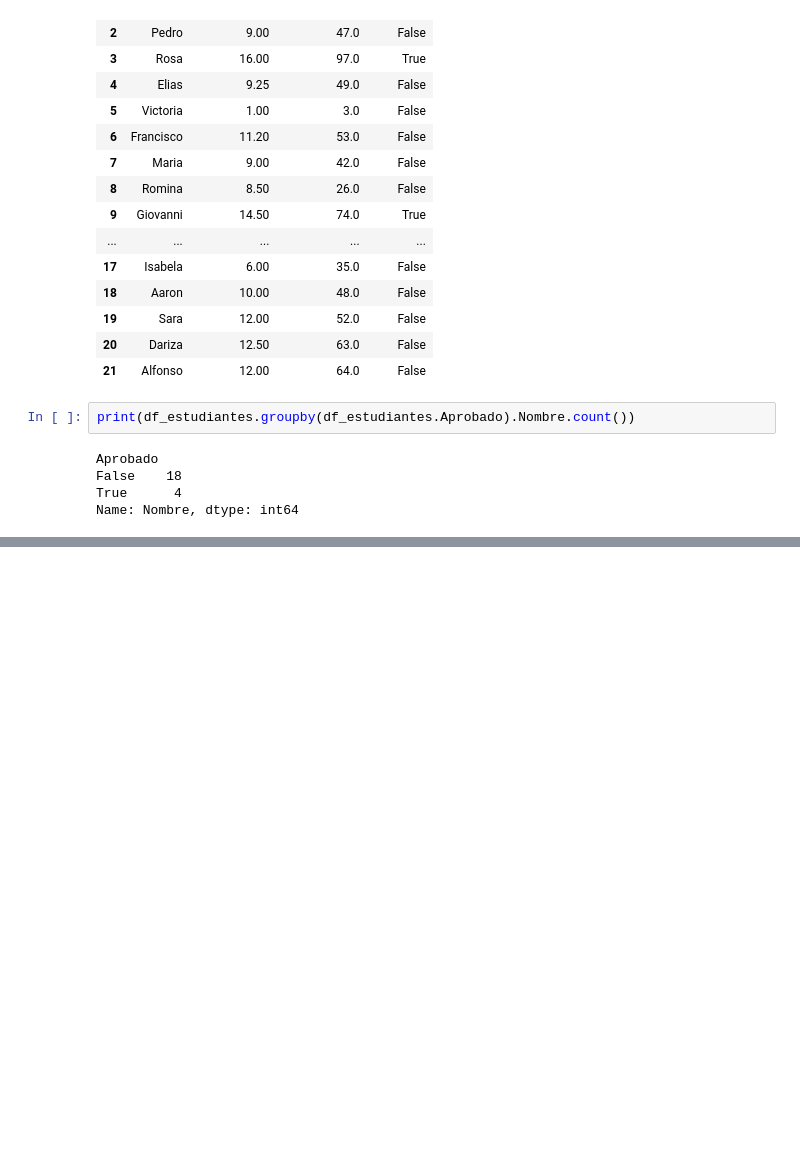
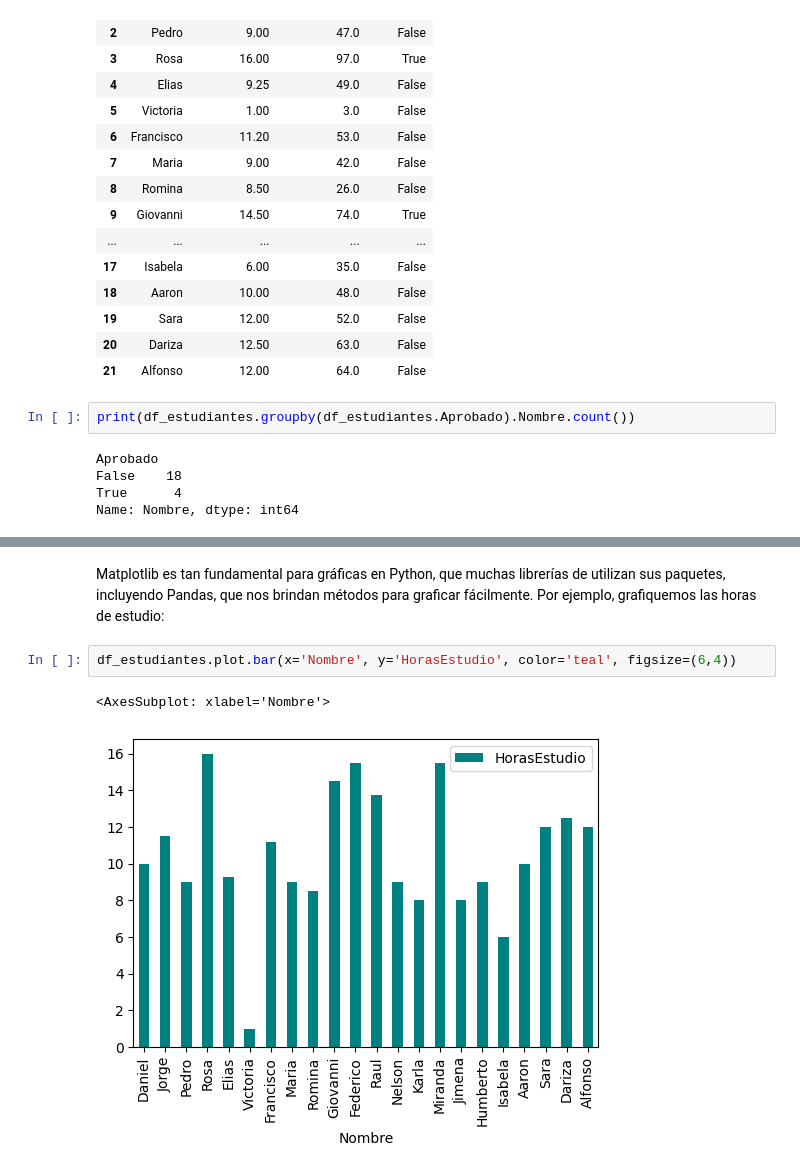
Before and after one commit to KZuleika/python-data-analysis, a Jupyter notebook: Notebooks/data_analysis.ipynb, the cells around one changed output, grey strips where cells are left out. Cells and saved outputs as stored; diff of their text form; blank space fills up the shorter version.

```diff
--- a/Notebooks/data_analysis.ipynb
+++ b/Notebooks/data_analysis.ipynb
@@ -358,0 +424,7 @@ Name: Nombre, dtype: int64
+# %% [markdown]
+Matplotlib es tan fundamental para gráficas en Python, que muchas librerías de utilizan sus paquetes, incluyendo Pandas, que nos brindan métodos para graficar fácilmente. Por ejemplo, grafiquemos las horas de estudio:
+# %%
+df_estudiantes.plot.bar(x='Nombre', y='HorasEstudio', color='teal', figsize=(6,4))
+# %% [output]
+<AxesSubplot: xlabel='Nombre'>
+[figure, added]
```
Also changed, not shown: parts of 13 cells of this notebook.
